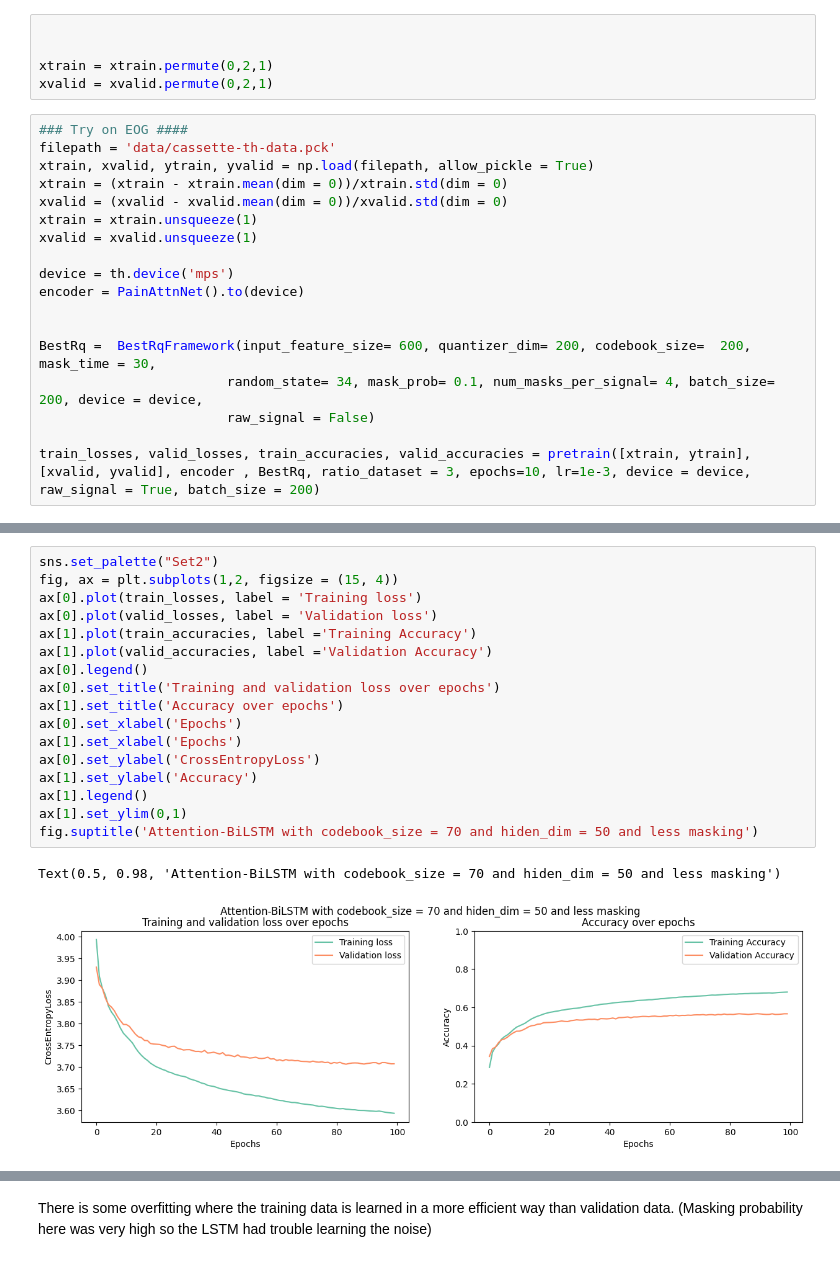
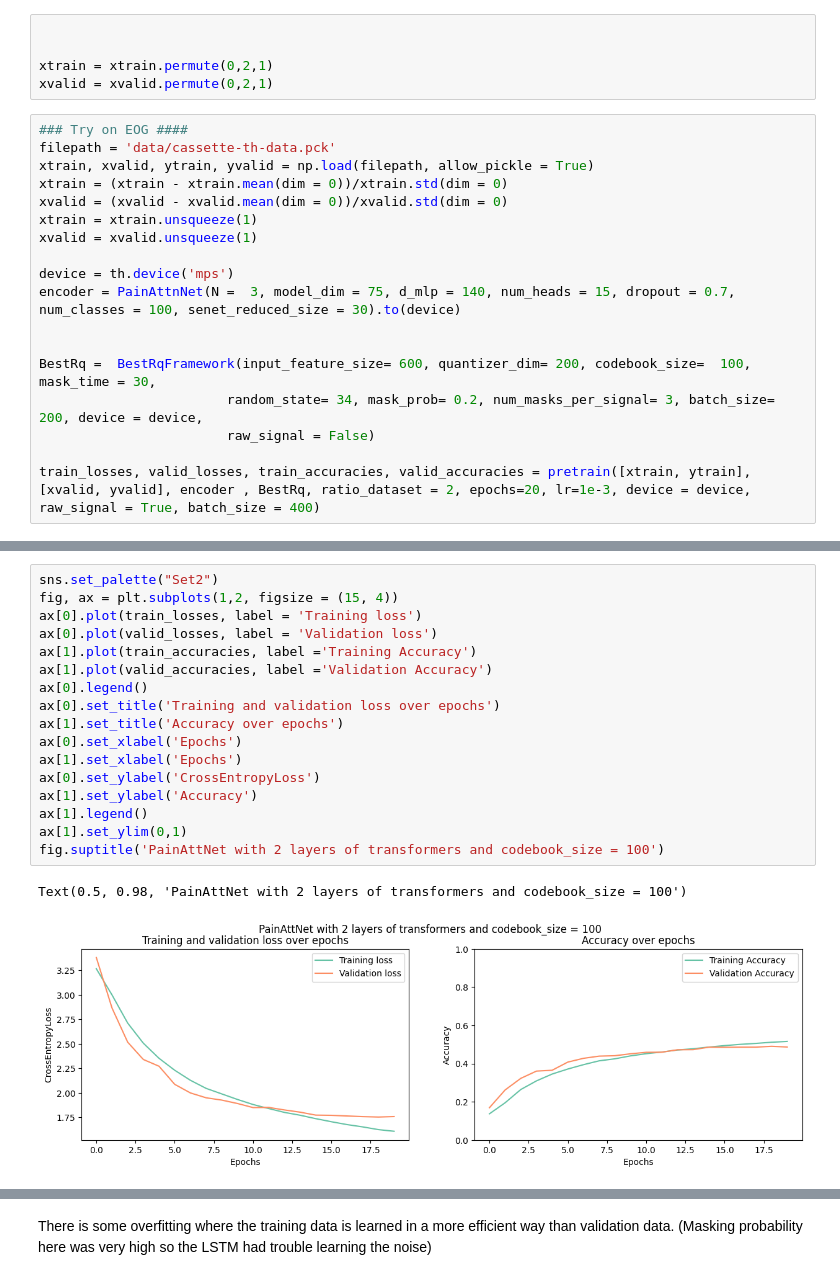
Before and after one commit to oscarninou/adl24-sleep-stage, a Jupyter notebook: random_projection_pretraing.ipynb, the cells around one changed output, grey strips where cells are left out. Drawn from its saved outputs; the diff is of its cells as text.

Commit message:
trained encoder for eog

```diff
--- a/random_projection_pretraing.ipynb
+++ b/random_projection_pretraing.ipynb
@@ -132,14 +131,14 @@ xtrain = xtrain.unsqueeze(1)
 xvalid = xvalid.unsqueeze(1)
 
 device = th.device('mps')
-encoder = PainAttnNet().to(device)
+encoder = PainAttnNet(N =  3, model_dim = 75, d_mlp = 140, num_heads = 15, dropout = 0.7, num_classes = 100, senet_reduced_size = 30).to(device)
 
 
-BestRq =  BestRqFramework(input_feature_size= 600, quantizer_dim= 200, codebook_size=  200, mask_time = 30,
-                        random_state= 34, mask_prob= 0.1, num_masks_per_signal= 4, batch_size= 200, device = device,
+BestRq =  BestRqFramework(input_feature_size= 600, quantizer_dim= 200, codebook_size=  100, mask_time = 30,
+                        random_state= 34, mask_prob= 0.2, num_masks_per_signal= 3, batch_size= 200, device = device,
                         raw_signal = False)
 
-train_losses, valid_losses, train_accuracies, valid_accuracies = pretrain([xtrain, ytrain], [xvalid, yvalid], encoder , BestRq, ratio_dataset = 3, epochs=10, lr=1e-3, device = device, raw_signal = True, batch_size = 200)
+train_losses, valid_losses, train_accuracies, valid_accuracies = pretrain([xtrain, ytrain], [xvalid, yvalid], encoder , BestRq, ratio_dataset = 2, epochs=20, lr=1e-3, device = device, raw_signal = True, batch_size = 400)
 # %% [output]
 Projection done
 Training loader ok
@@ -160,20 +169,20 @@ Epoch 6/10, Train Loss: 1.8848987363633656, Validation Loss: 1.9175704753760137,
 # %%
 sns.set_palette("Set2")
 fig, ax = plt.subplots(1,2, figsize = (15, 4))
 ax[0].plot(train_losses, label = 'Training loss')
 ax[0].plot(valid_losses, label = 'Validation loss')
 ax[1].plot(train_accuracies, label ='Training Accuracy')
 ax[1].plot(valid_accuracies, label ='Validation Accuracy')
 ax[0].legend()
 ax[0].set_title('Training and validation loss over epochs')
 ax[1].set_title('Accuracy over epochs')
 ax[0].set_xlabel('Epochs')
 ax[1].set_xlabel('Epochs')
 ax[0].set_ylabel('CrossEntropyLoss')
 ax[1].set_ylabel('Accuracy')
 ax[1].legend()
 ax[1].set_ylim(0,1)
-fig.suptitle('Attention-BiLSTM with codebook_size = 70 and hiden_dim = 50 and less masking')
+fig.suptitle('PainAttNet with 2 layers of transformers and codebook_size = 100')
 # %% [output]
-Text(0.5, 0.98, 'Attention-BiLSTM with codebook_size = 70 and hiden_dim = 50 and less masking')
+Text(0.5, 0.98, 'PainAttNet with 2 layers of transformers and codebook_size = 100')
-[figure, old version]
+[figure, new version]
```
Also changed, not shown: parts of 10 cells of this notebook, 6 other files.
